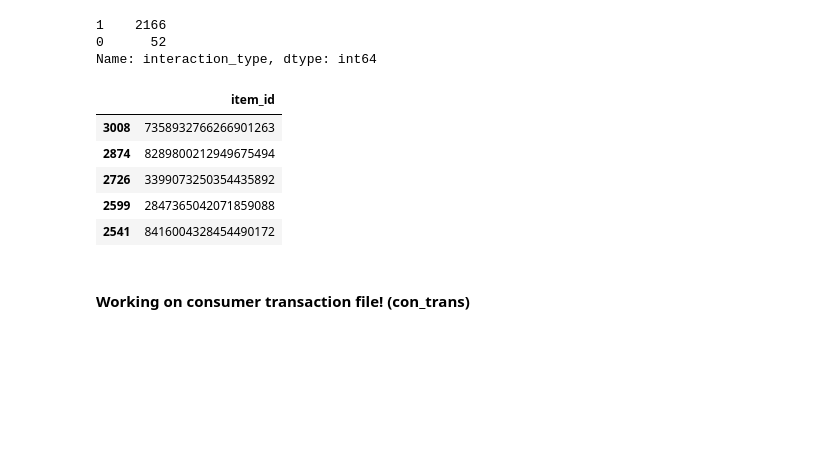
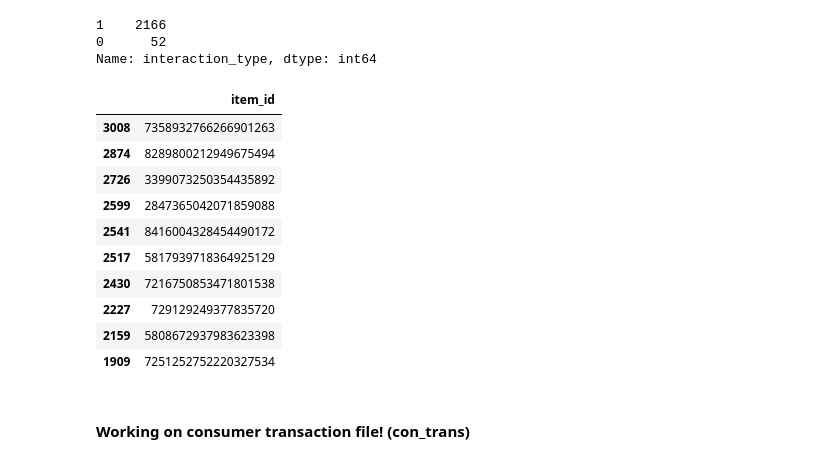
Before and after one commit to ishitamahindroo/NewsRecommendor, a Jupyter notebook: capstone0.ipynb, the cells around one changed output. Drawn from its saved outputs; the diff is of its cells as text; code cells hidden in the pictures; blank space fills up the shorter version.

```diff
--- a/capstone0.ipynb
+++ b/capstone0.ipynb
@@ -292,14 +292,19 @@ Name: interaction_type, dtype: int64
 old_items = old_items[old_items.interaction_type == 0]
 # %%
 old_items.drop(['interaction_type','event_timestamp'], axis=1, inplace=True)
-old_items.head(5)
+old_items.head(10)
 # %% [output]
 |  | item_id |
 | 3008 | 7358932766266901263 |
 | 2874 | 8289800212949675494 |
 | 2726 | 3399073250354435892 |
 | 2599 | 2847365042071859088 |
 | 2541 | 8416004328454490172 |
+| 2517 | 5817939718364925129 |
+| 2430 | 7216750853471801538 |
+| 2227 | 729129249377835720 |
+| 2159 | 5808672937983623398 |
+| 1909 | 7251252752220327534 |
 # %% [markdown]
 #### Working on **consumer transaction** file! (con_trans)
 # %% [markdown]
```
Also changed, not shown: parts of 65 cells of this notebook.
